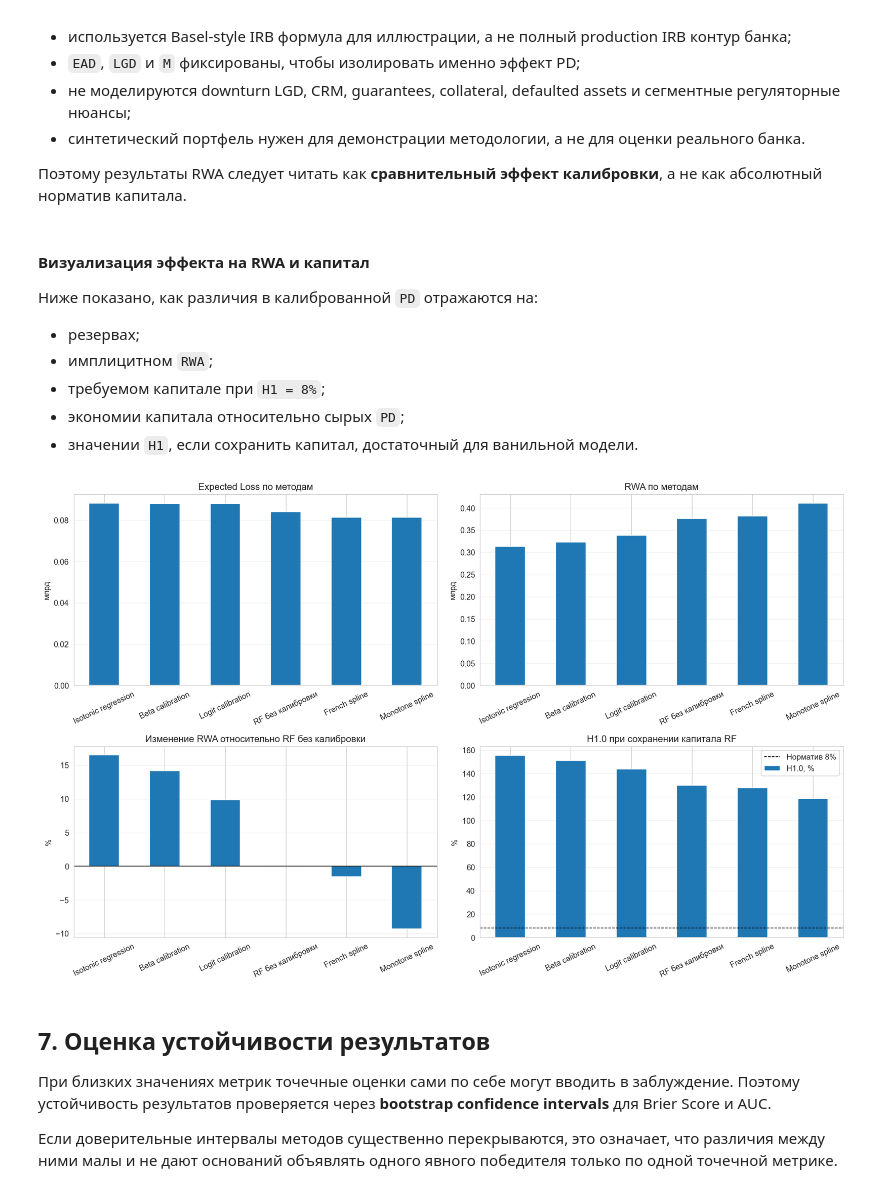
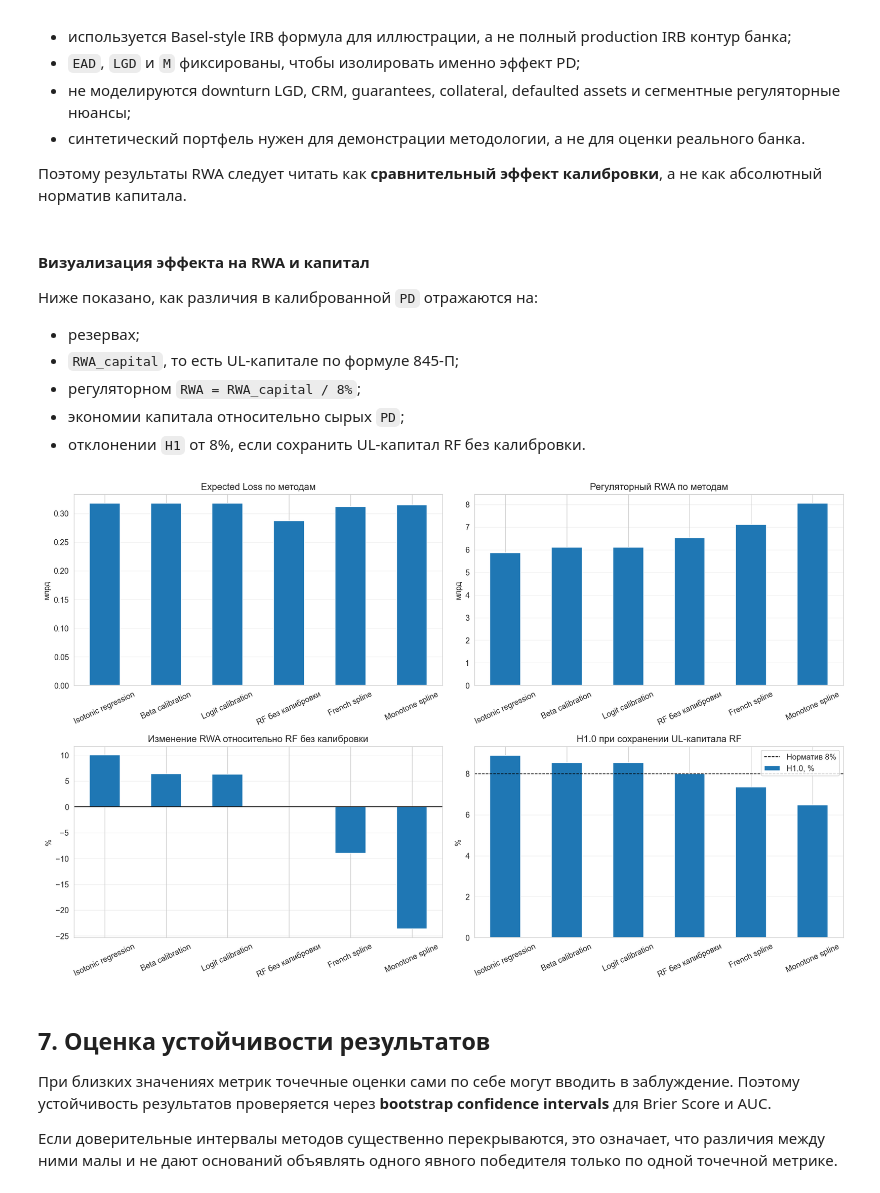
Before and after one commit to ddudenko275-boop/ColebrationTedo, a Jupyter notebook: notebooks/pd_calibration.ipynb, the cells around one changed output. Saved outputs shown, nothing was run; the diff lists cells and outputs as text; code cells hidden in the pictures.

```diff
--- a/notebooks/pd_calibration.ipynb
+++ b/notebooks/pd_calibration.ipynb
@@ -71,7 +72,7 @@ print("Библиотеки и проектные модули загружен
 # %% [markdown]
 ## 2. Данные: синтетический кредитный портфель
 # %%
-PORTFOLIO_SCENARIO = "normal"
+PORTFOLIO_SCENARIO = "stress"
 df = generate_credit_data(
     n_samples=40000,
     random_state=RANDOM_STATE,
@@ -248,8 +249,8 @@ Mentor sample split:
 # %%
 base_model = RandomForestClassifier(
     n_estimators=300,
-    max_depth=7,
-    min_samples_leaf=20,
+    max_depth=8,
+    min_samples_leaf=10,
     random_state=RANDOM_STATE,
     n_jobs=-1,
 )
@@ -1756,10 +1763,10 @@ data_ocp.head(3)
 
 Ниже показано, как различия в калиброванной `PD` отражаются на:
 - резервах;
-- имплицитном `RWA`;
-- требуемом капитале при `H1 = 8%`;
+- `RWA_capital`, то есть UL-капитале по формуле 845-П;
+- регуляторном `RWA = RWA_capital / 8%`;
 - экономии капитала относительно сырых `PD`;
-- значении `H1`, если сохранить капитал, достаточный для ванильной модели.
+- отклонении `H1` от 8%, если сохранить UL-капитал RF без калибровки.
 # %%
 # =========================
 # Компактная визуализация capital impact
@@ -1768,12 +1775,13 @@ data_ocp.head(3)
 plot_df = df_rwa.reset_index().copy()
 
 plot_df["EL, млрд"] = plot_df["total_expected_loss"] / 1_000_000_000
-plot_df["RWA, млрд"] = plot_df["total_rwa"] / 1_000_000_000
-plot_df["Изм. RWA vs RF, %"] = 100 * plot_df["rwa_saving_vs_baseline_pct"]
+plot_df["UL-капитал, млрд"] = plot_df["total_rwa_capital"] / 1_000_000_000
+plot_df["Регуляторный RWA, млрд"] = plot_df["total_regulatory_rwa"] / 1_000_000_000
+plot_df["Изм. RWA vs RF, %"] = 100 * plot_df["regulatory_rwa_saving_vs_baseline_pct"]
 plot_df["Н1.0, %"] = 100 * plot_df["h1_0_if_keep_rf_capital"]
 
 # Если хочешь дополнительно видеть риск-вес портфеля:
-plot_df["RWA / EAD, %"] = 100 * (plot_df["total_rwa"] / plot_df["total_ead"])
+plot_df["RWA / EAD, %"] = 100 * (plot_df["total_regulatory_rwa"] / plot_df["total_ead"])
 
 fig, axes = plt.subplots(2, 2, figsize=(16, 10))
 
@@ -1791,15 +1799,15 @@ axes[0, 0].set_xlabel("")
 axes[0, 0].set_ylabel("млрд")
 axes[0, 0].grid(axis="y", alpha=0.3)
 
-# 2. RWA
+# 2. Regulatory RWA
 plot_df.plot(
     x="method",
-    y="RWA, млрд",
+    y="Регуляторный RWA, млрд",
     kind="bar",
     ax=axes[0, 1],
     legend=False,
     rot=25,
-    title="RWA по методам"
+    title="Регуляторный RWA по методам"
 )
 axes[0, 1].set_xlabel("")
 axes[0, 1].set_ylabel("млрд")
@@ -1816,36 +1824,36 @@ plot_df.plot(
     title="Изменение RWA относительно RF без калибровки"
 )
 axes[1, 0].axhline(0, color="black", lw=1)
 axes[1, 0].set_xlabel("")
 axes[1, 0].set_ylabel("%")
 axes[1, 0].grid(axis="y", alpha=0.3)
 
-# 4. Н1.0 при сохранении капитала RF
+# 4. Н1.0 при сохранении UL-капитала RF
 plot_df.plot(
     x="method",
     y="Н1.0, %",
     kind="bar",
     ax=axes[1, 1],
     legend=False,
     rot=25,
-    title="Н1.0 при сохранении капитала RF"
+    title="Н1.0 при сохранении UL-капитала RF"
 )
 axes[1, 1].axhline(
     100 * capital_assumptions.capital_ratio,
     color="black",
     lw=1,
     linestyle="--",
     label="Норматив 8%"
 )
 axes[1, 1].set_xlabel("")
 axes[1, 1].set_ylabel("%")
 axes[1, 1].grid(axis="y", alpha=0.3)
 axes[1, 1].legend()
 
 plt.tight_layout()
 plt.show()
 # %% [output]
-[figure, old version]
+[figure, new version]
 # %% [markdown]
 ## 7. Оценка устойчивости результатов
 
```
Also changed, not shown: parts of 30 cells of this notebook, 5 other files.
